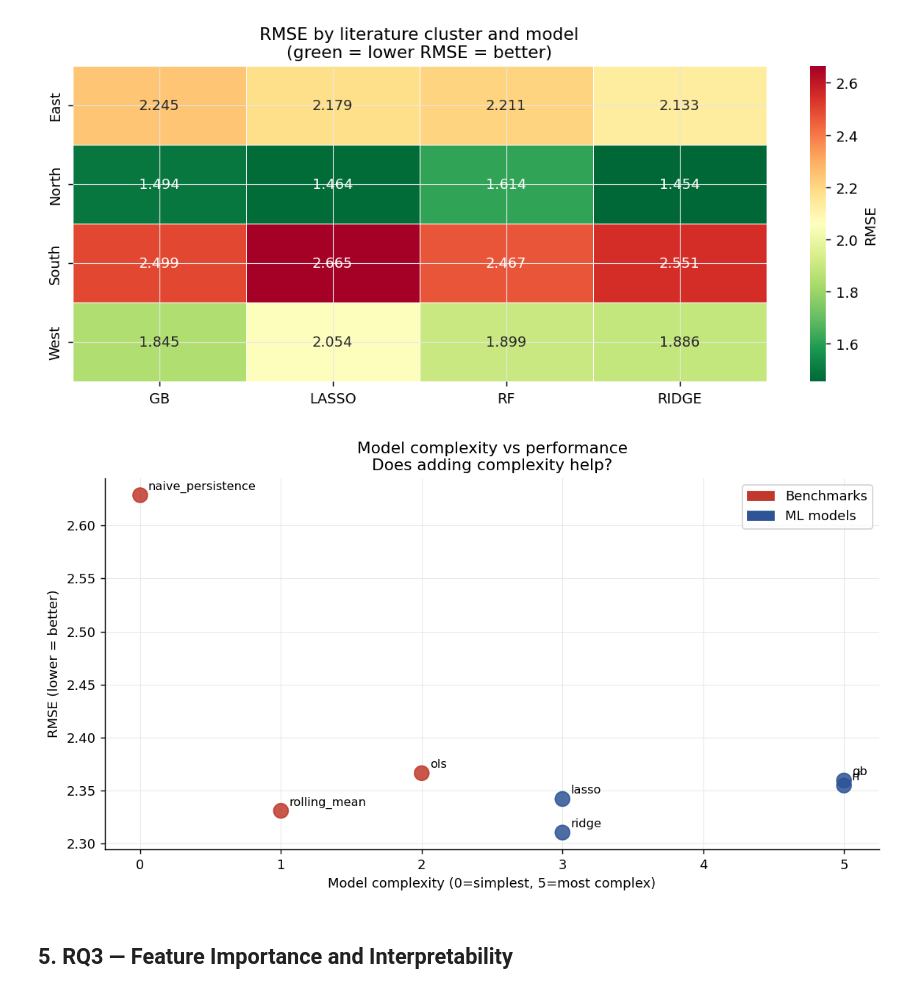
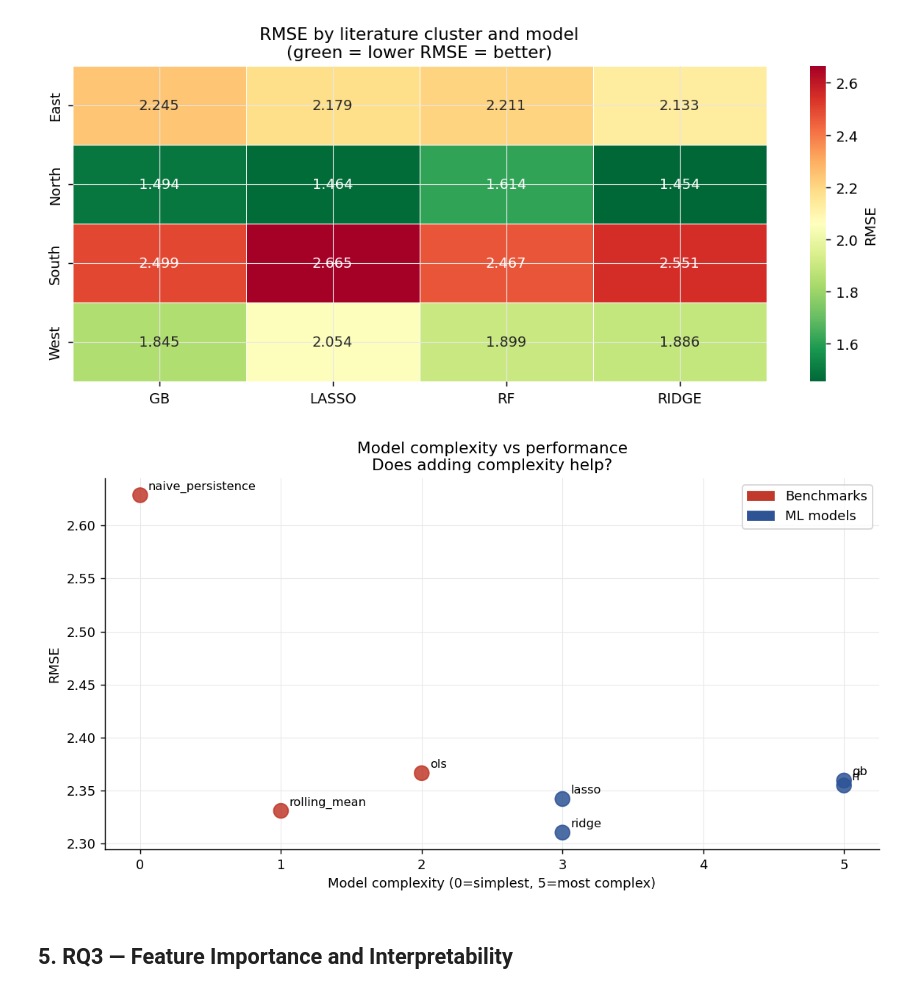
Before and after one commit to deercarla/european-house-market-forecasting, a Jupyter notebook: s5-metrics/metrics.ipynb, the cells around one changed output. Saved outputs shown, nothing was run; the diff lists cells and outputs as text; code cells hidden in the pictures.

```diff
--- a/s5-metrics/metrics.ipynb
+++ b/s5-metrics/metrics.ipynb
@@ -431,34 +431,34 @@ if lit_model_cols:
 # %%
 # ── Scatter: model complexity vs performance ─────────────────────────────────
 complexity_map = {
     'naive_persistence': 0, 'rolling_mean': 1, 'ols': 2,
     'ridge': 3, 'lasso': 3, 'rf': 5, 'gb': 5
 }
 pooled_plot = all_df[all_df['phase'].isin(['Benchmark','Pooled ML'])].copy()
 pooled_plot['complexity'] = pooled_plot['model'].map(complexity_map)
 pooled_plot = pooled_plot.dropna(subset=['complexity'])
 
 if len(pooled_plot) > 0:
     fig, ax = plt.subplots(figsize=(9, 5))
     colors_scatter = [RED if r=='Benchmark' else ACCENT
                       for r in pooled_plot['phase']]
     ax.scatter(pooled_plot['complexity'], pooled_plot['rmse'],
                s=120, c=colors_scatter, zorder=3, alpha=0.85)
     for _, row in pooled_plot.iterrows():
         ax.annotate(row['model'],
                     (row['complexity'], row['rmse']),
                     textcoords='offset points', xytext=(6,4), fontsize=9)
     ax.set_xlabel('Model complexity (0=simplest, 5=most complex)')
-    ax.set_ylabel('RMSE (lower = better)')
+    ax.set_ylabel('RMSE')
     ax.set_title('Model complexity vs performance\n'
                  'Does adding complexity help?')
     red_p  = mpatches.Patch(color=RED,   label='Benchmarks')
     blue_p = mpatches.Patch(color=ACCENT,label='ML models')
     ax.legend(handles=[red_p,blue_p])
     plt.tight_layout()
     plt.show()
 # %% [output]
-[figure, old version]
+[figure, new version]
 # %% [markdown]
 ## 5. RQ3 — Feature Importance and Interpretability
 # %%
```
Also changed, not shown: parts of 1 cell of this notebook, 1 other file.
